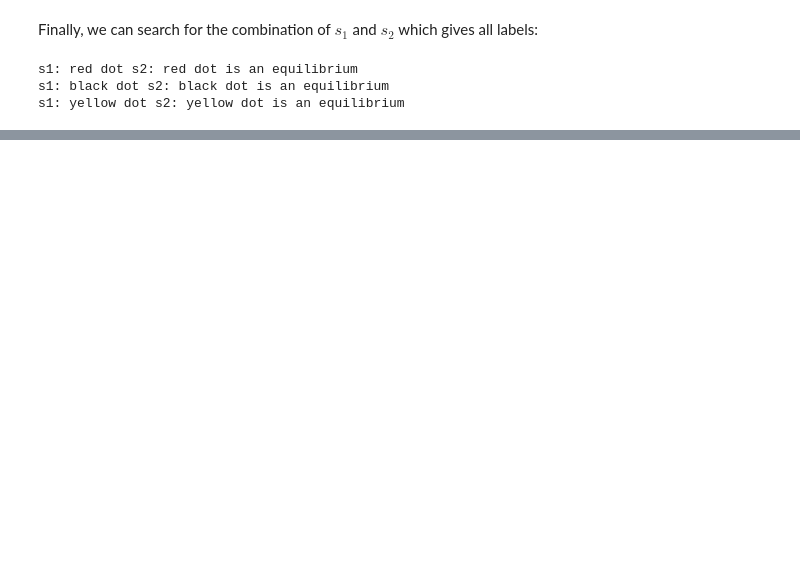
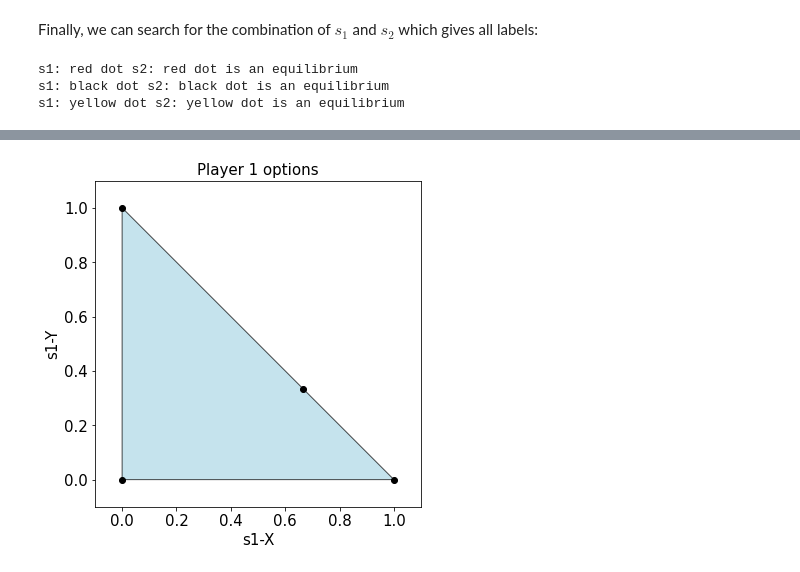
Before and after one commit to GiottoFrean/Multiagent_Systems, a Jupyter notebook: 4 Computing solution concepts for Normal-Form games/A - Computing Nash equilibria.ipynb, the cells around one changed output, grey strips where cells are left out. Cells and saved outputs as stored; diff of their text form; code cells hidden in the pictures; blank space fills up the shorter version.

```diff
--- a/4 Computing solution concepts for Normal-Form games/A - Computing Nash equilibria.ipynb
+++ b/4 Computing solution concepts for Normal-Form games/A - Computing Nash equilibria.ipynb
@@ -418,0 +453,34 @@ The polyhedron for player 1 is defined by:
+# %%
+def make_2d_polyhedron_plot(vertices):
+    plt.figure(figsize=(6,6))
+    hull = ConvexHull(vertices)
+    plt.fill(vertices[hull.vertices, 0], vertices[hull.vertices, 1], 'lightblue', edgecolor='black', alpha=0.7)
+    min_axes = np.min(vertices)
+    max_axes = np.max(vertices)
+    plt.xlim(min_axes-(max_axes-min_axes)*0.1,max_axes+(max_axes-min_axes)*0.1)
+    plt.ylim(min_axes-(max_axes-min_axes)*0.1,max_axes+(max_axes-min_axes)*0.1)
+    plt.gca().set_aspect('equal')
+
+constraints = np.array([
+    [1, 0, 1],
+    [0, 2, 1],
+    [-1, 0, 0],
+    [0, -1, 0],
+])
+A = constraints[:,:2]
+b = constraints[:,2:]
+
+hs = HalfspaceIntersection(np.hstack([A,-b]), np.array([0.1,0.1]))
+intersections = hs.intersections
+for i in range(intersections.shape[0]):
+    if np.sum(intersections[i]>0):
+        intersections[i] = intersections[i]/np.sum(intersections[i])
+make_2d_polyhedron_plot(hs.intersections)
+plt.scatter(intersections[:,0],intersections[:,1],color="black",zorder=10)
+plt.title("Player 1 options",fontsize=15)
+plt.xlabel('s1-X',fontsize=15)
+plt.ylabel('s1-Y',fontsize=15)
+plt.tick_params(labelsize=15)
+plt.show()
+# %% [output]
+[figure, added]
```
Also changed, not shown: parts of 10 cells of this notebook.
